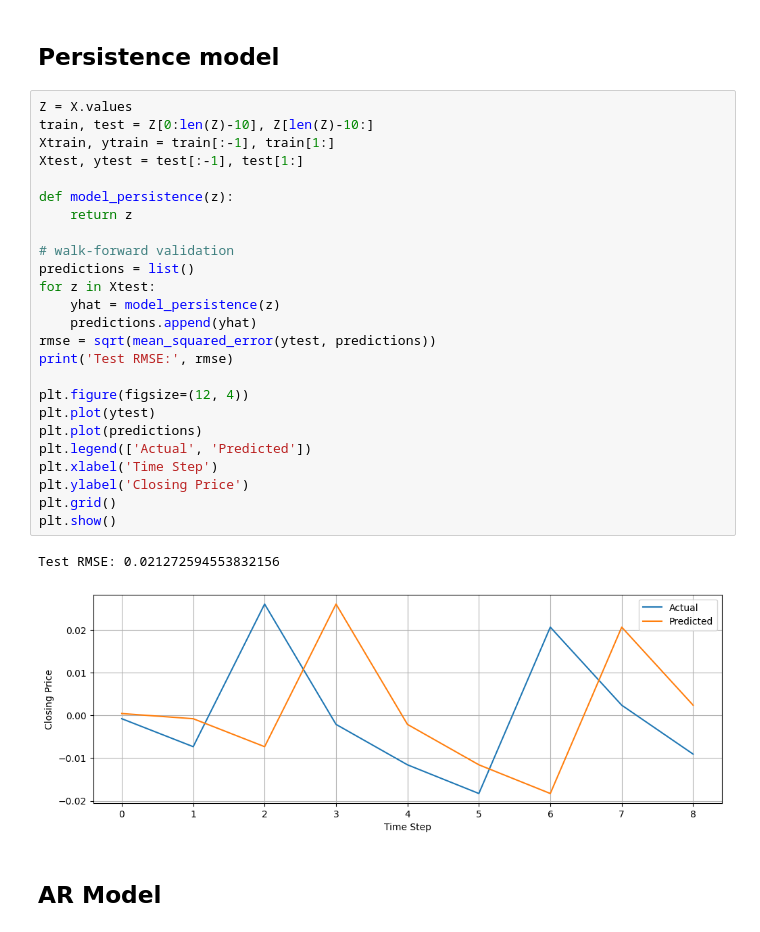
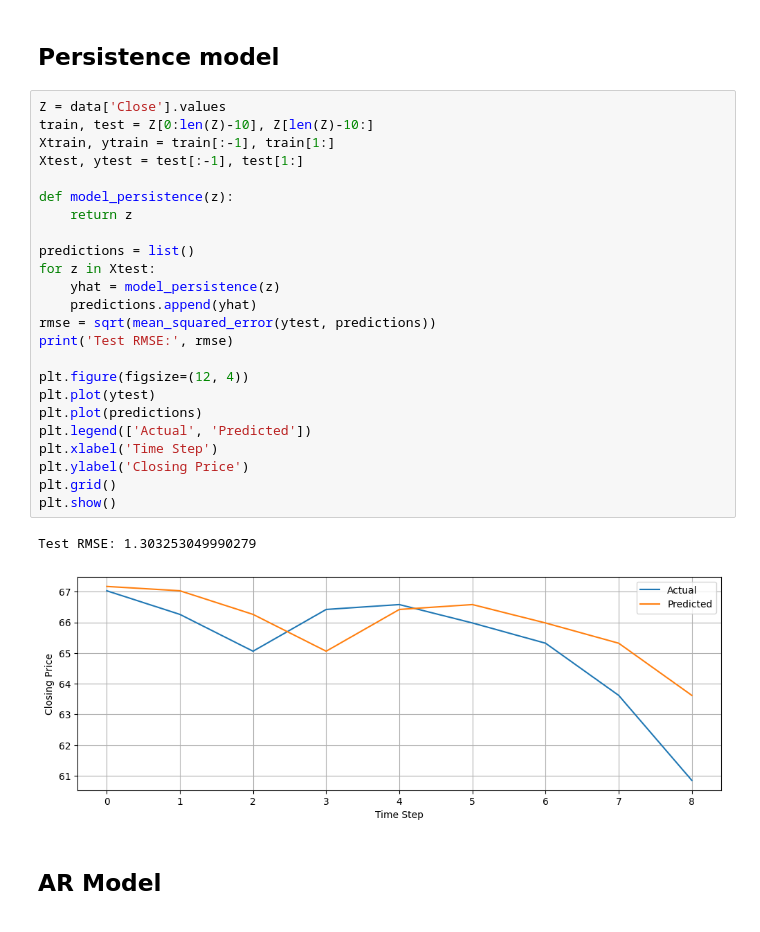
Before and after one commit to saritmaitra/ARIMA, a Jupyter notebook: ARIMA_1.ipynb, the cells around one changed output. Drawn from its saved outputs; the diff is of its cells as text.

```diff
--- a/ARIMA_1.ipynb
+++ b/ARIMA_1.ipynb
@@ -415,33 +409,32 @@ Critical Values:
 # %% [markdown]
 ## **Persistence model**
 # %%
-Z = X.values
+Z = data['Close'].values
 train, test = Z[0:len(Z)-10], Z[len(Z)-10:]
 Xtrain, ytrain = train[:-1], train[1:]
 Xtest, ytest = test[:-1], test[1:]
 
 def model_persistence(z):
     return z
 
-# walk-forward validation
 predictions = list()
 for z in Xtest:
     yhat = model_persistence(z)
     predictions.append(yhat)
 rmse = sqrt(mean_squared_error(ytest, predictions))
 print('Test RMSE:', rmse)
 
 plt.figure(figsize=(12, 4))
 plt.plot(ytest)
 plt.plot(predictions)
 plt.legend(['Actual', 'Predicted'])
 plt.xlabel('Time Step')
 plt.ylabel('Closing Price')
 plt.grid()
 plt.show()
 # %% [output]
-Test RMSE: 0.021272594553832156
+Test RMSE: 1.303253049990279
-[figure, old version]
+[figure, new version]
 # %% [markdown]
 ## **AR Model**
 # %%
```
Also changed, not shown: parts of 62 cells of this notebook.
